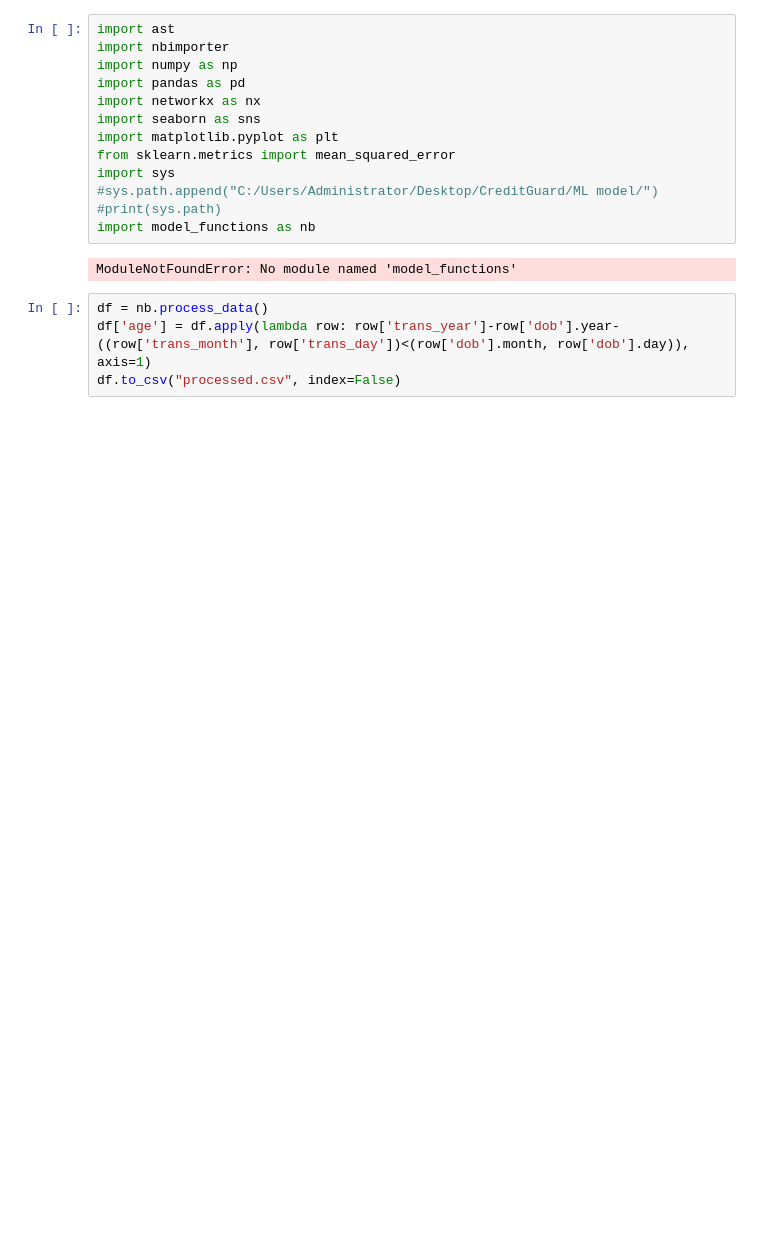
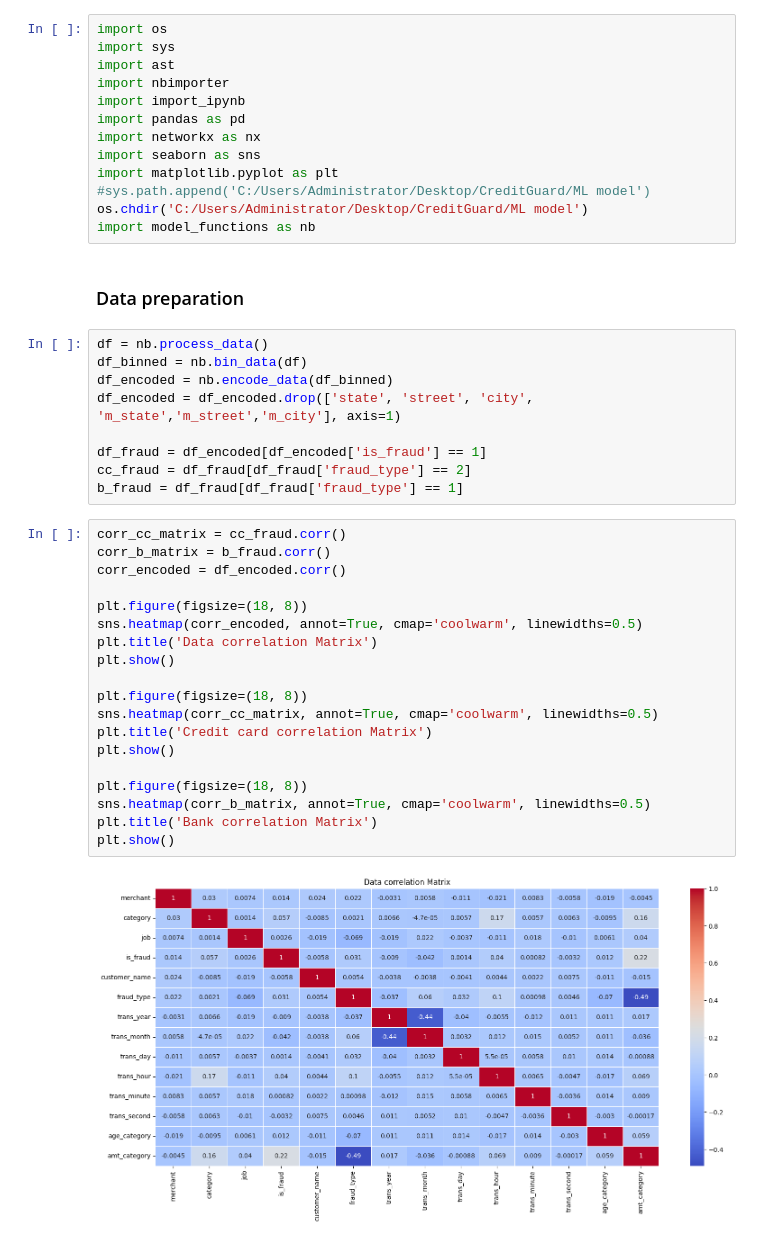
Before and after one commit to layalsaad/CreditGuard, a Jupyter notebook: Time series and network analysis/network_analysis.ipynb, the cells around one changed output. Cells and saved outputs as stored; diff of their text form; blank space fills up the shorter version.

```diff
--- a/Time series and network analysis/network_analysis.ipynb
+++ b/Time series and network analysis/network_analysis.ipynb
@@ -1,19 +5,45 @@
 # %%
+import os
+import sys
 import ast
 import nbimporter
-import numpy as np
+import import_ipynb
 import pandas as pd
 import networkx as nx
 import seaborn as sns
 import matplotlib.pyplot as plt
-from sklearn.metrics import mean_squared_error
-import sys
-#sys.path.append("C:/Users/Administrator/Desktop/CreditGuard/ML model/")
-#print(sys.path)
+#sys.path.append('C:/Users/Administrator/Desktop/CreditGuard/ML model')
+os.chdir('C:/Users/Administrator/Desktop/CreditGuard/ML model')
 import model_functions as nb
-# %% [output]
-ModuleNotFoundError: No module named 'model_functions'
+# %% [markdown]
+### Data preparation
 # %%
 df = nb.process_data()
-df['age'] = df.apply(lambda row: row['trans_year']-row['dob'].year-((row['trans_month'], row['trans_day'])<(row['dob'].month, row['dob'].day)), axis=1)
-df.to_csv("processed.csv", index=False)
+df_binned = nb.bin_data(df)
+df_encoded = nb.encode_data(df_binned)
+df_encoded = df_encoded.drop(['state', 'street', 'city', 'm_state','m_street','m_city'], axis=1)
+
+df_fraud = df_encoded[df_encoded['is_fraud'] == 1]
+cc_fraud = df_fraud[df_fraud['fraud_type'] == 2]
+b_fraud = df_fraud[df_fraud['fraud_type'] == 1]
+# %%
+corr_cc_matrix = cc_fraud.corr()
+corr_b_matrix = b_fraud.corr()
+corr_encoded = df_encoded.corr()
+
+plt.figure(figsize=(18, 8))
+sns.heatmap(corr_encoded, annot=True, cmap='coolwarm', linewidths=0.5)
+plt.title('Data correlation Matrix')
+plt.show()
+
+plt.figure(figsize=(18, 8))
+sns.heatmap(corr_cc_matrix, annot=True, cmap='coolwarm', linewidths=0.5)
+plt.title('Credit card correlation Matrix')
+plt.show()
+
+plt.figure(figsize=(18, 8))
+sns.heatmap(corr_b_matrix, annot=True, cmap='coolwarm', linewidths=0.5)
+plt.title('Bank correlation Matrix')
+plt.show()
+# %% [output]
+[figure, added]
```
Also changed, not shown: parts of 35 cells of this notebook, 2 other files.
